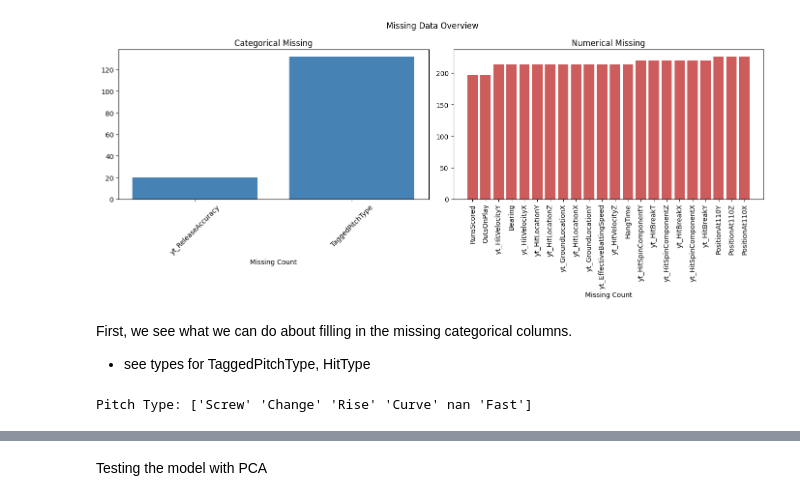
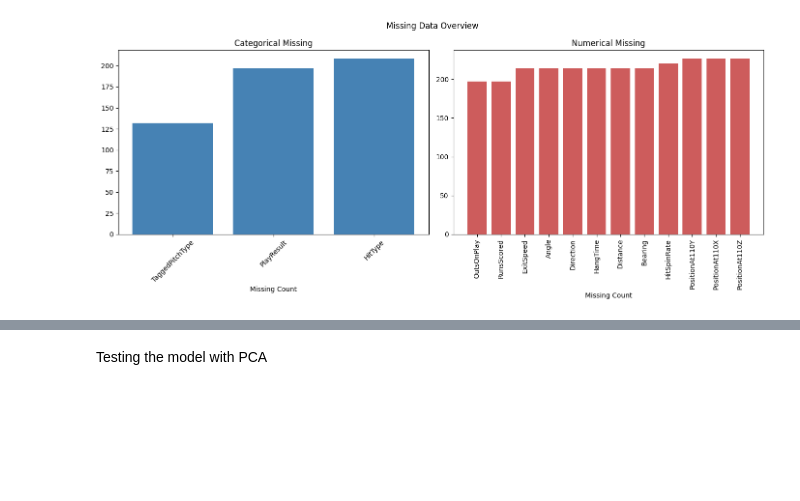
Before and after one commit to mikeSheehey/Tabular_Project_DATA4380, a Jupyter notebook: Notebooks/Softball_4380.ipynb, the cells around one changed output, grey strips where cells are left out. Drawn from its saved outputs; the diff is of its cells as text; code cells hidden in the pictures; blank space fills up the shorter version.

Commit message:
Some work concerning data leakage / data cleaning

```diff
--- a/Notebooks/Softball_4380.ipynb
+++ b/Notebooks/Softball_4380.ipynb
@@ -27,3 +142,3 @@ Saving South Dakota State_0466.csv to South Dakota State_0466.csv
 # %%
-df_0 = pd.read_csv('South Dakota State_0466.csv')
-df = df_0.dropna(axis='columns', how='all').copy()
+df = pd.read_csv('South Dakota State_0466.csv')
+#df = df_0.dropna(axis='columns', how='all').copy() # just go ahead and drop empty columns
@@ -67,6 +171,0 @@ Dropping CatcherId
-# %%
-cat_cols = df.select_dtypes(include=['object', 'category']).columns
-cat_cols = cat_cols.drop('Time')
-cat_df = df[cat_cols].dropna().copy()
-for col in cat_cols:
-  print(f"{col}: {df[col].unique()}")
@@ -99,37 +279,31 @@ Rows: 259
 # %%
-# Split columns by dtype
-cat_cols = df.select_dtypes(include=['object', 'category']).columns
-num_cols = df.select_dtypes(include=['number']).columns
+def plot_missing(df):
+  # Split columns by dtype
+  cat_cols = df.select_dtypes(include=['object', 'category']).columns
+  num_cols = df.select_dtypes(include=['number']).columns
 
-# Missing counts
-missing_cat = df[cat_cols].isna().sum().sort_values()
-missing_num = df[num_cols].isna().sum().sort_values()
+  # Missing counts
+  missing_cat = df[cat_cols].isna().sum().sort_values()
+  missing_num = df[num_cols].isna().sum().sort_values()
 
-# Plot
-fig, (ax1, ax2) = plt.subplots(1, 2, figsize=(14, 6))
+  # Plot
+  fig, (ax1, ax2) = plt.subplots(1, 2, figsize=(14, 6))
 
-# Categorical
-ax1.bar(missing_cat[missing_cat > 5].index, missing_cat[missing_cat > 5].values, color='steelblue')
-ax1.set_title("Categorical Missing")
-ax1.set_xticklabels(ax1.get_xticklabels(), rotation=45)
-ax1.set_xlabel("Missing Count")
+  # Categorical
+  ax1.bar(missing_cat[missing_cat > 1].index, missing_cat[missing_cat > 1].values, color='steelblue')
+  ax1.set_title("Categorical Missing")
+  ax1.set_xticklabels(ax1.get_xticklabels(), rotation=45)
+  ax1.set_xlabel("Missing Count")
 
-# Numerical
-ax2.bar(missing_num[missing_num > 25].index, missing_num[missing_num > 25].values, color='indianred')
-ax2.set_title("Numerical Missing")
-ax2.set_xticklabels(ax2.get_xticklabels(), rotation=90)
-ax2.set_xlabel("Missing Count")
+  # Numerical
+  ax2.bar(missing_num[missing_num > 25].index, missing_num[missing_num > 25].values, color='indianred')
+  ax2.set_title("Numerical Missing")
+  ax2.set_xticklabels(ax2.get_xticklabels(), rotation=90)
+  ax2.set_xlabel("Missing Count")
 
-fig.suptitle("Missing Data Overview")
-plt.tight_layout()
-plt.show()
+  fig.suptitle("Missing Data Overview")
+  plt.tight_layout()
+  plt.show()
+plot_missing(df)
 # %% [output]
-[figure, old version]
+[figure, new version]
-# %% [markdown]
-First, we see what we can do about filling in the missing categorical columns.
-* see types for TaggedPitchType, HitType
-# %%
-print("Pitch Type:", df['TaggedPitchType'].unique())
-#print("Hit Type:", df['HitType'].unique())
-# %% [output]
-Pitch Type: ['Screw' 'Change' 'Rise' 'Curve' nan 'Fast']
```
Also changed, not shown: parts of 44 cells of this notebook.
